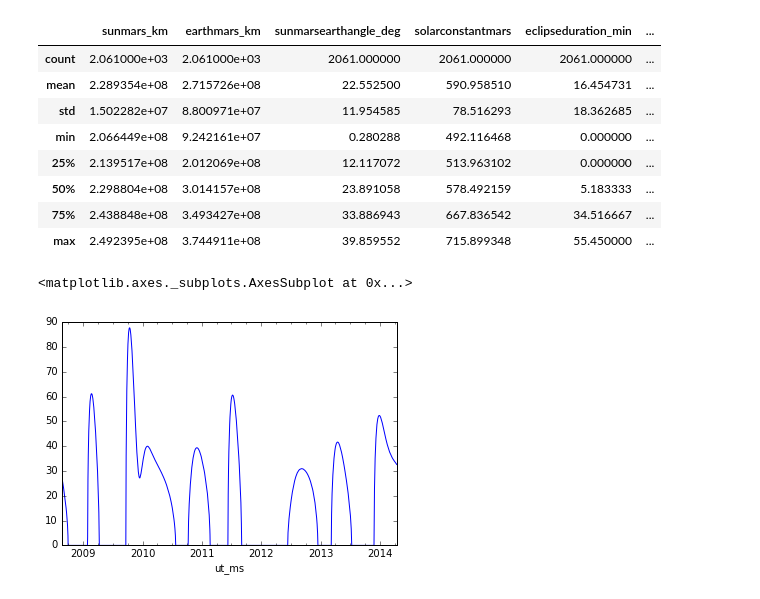
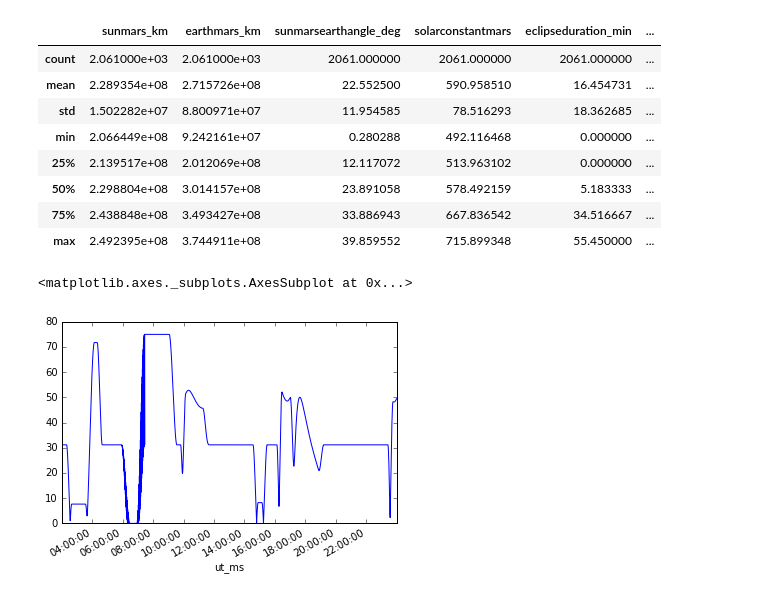
Before and after one commit to ktrnka/mars-express, a Jupyter notebook: src/data exploration.ipynb, the cells around one changed output. Cells and saved outputs as stored; diff of their text form; code cells hidden in the pictures.

```diff
--- a/src/data exploration.ipynb
+++ b/src/data exploration.ipynb
@@ -141,8 +141,8 @@ lt_data.describe()
 | 50% | 2.298804e+08 | 3.014157e+08 | 23.891058 | 578.492159 | 5.183333 | ... |
 | 75% | 2.438848e+08 | 3.493427e+08 | 33.886943 | 667.836542 | 34.516667 | ... |
 | max | 2.492395e+08 | 3.744911e+08 | 39.859552 | 715.899348 | 55.450000 | ... |
-# %%
-lt_data.occultationduration_min.plot()
-# %% [output]
-<matplotlib.axes._subplots.AxesSubplot at 0x...>
-[figure, removed]
+# %%
+saaf_data.sx["2014-01-02"].plot()
+# %% [output]
+<matplotlib.axes._subplots.AxesSubplot at 0x...>
+[figure, added]
```
Also changed, not shown: 1 other file.
